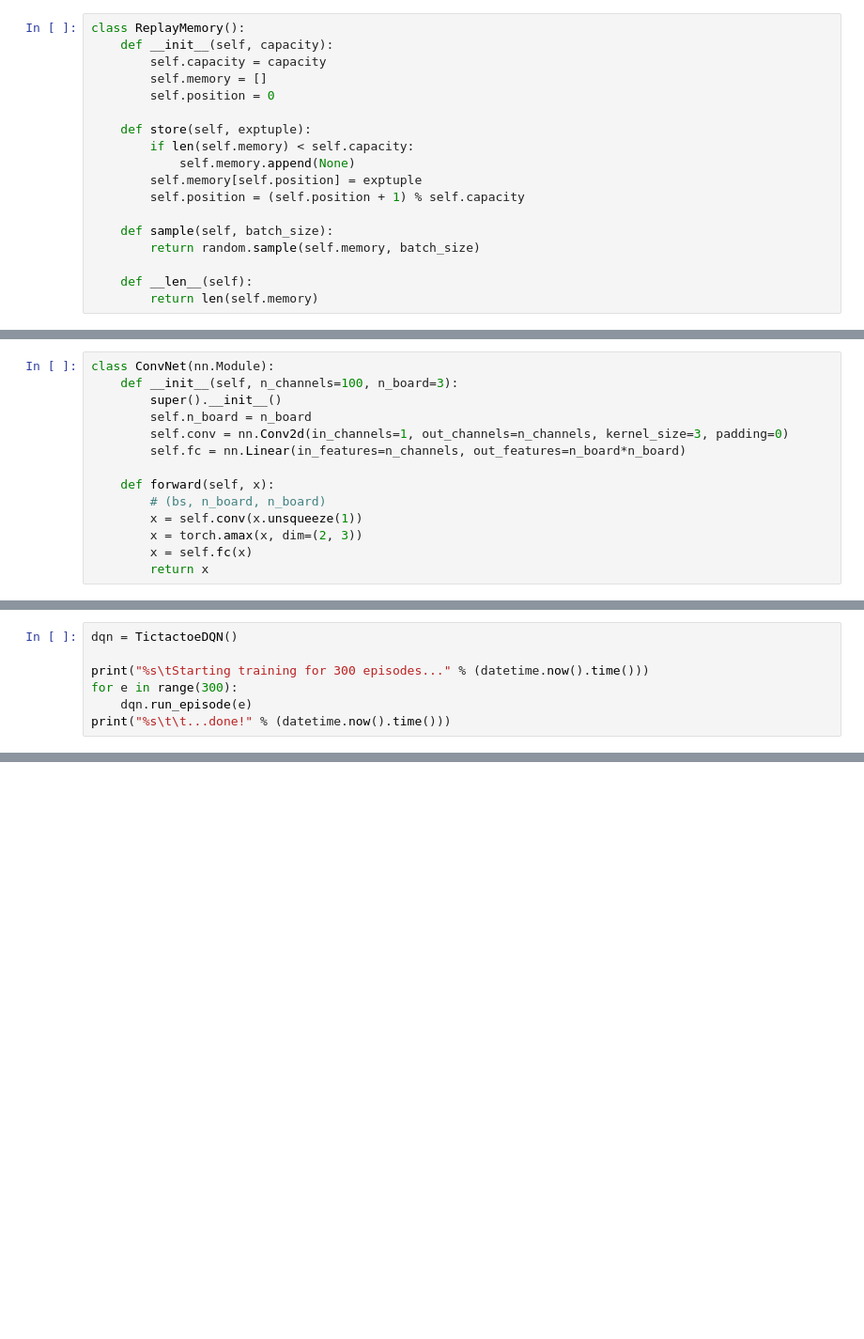
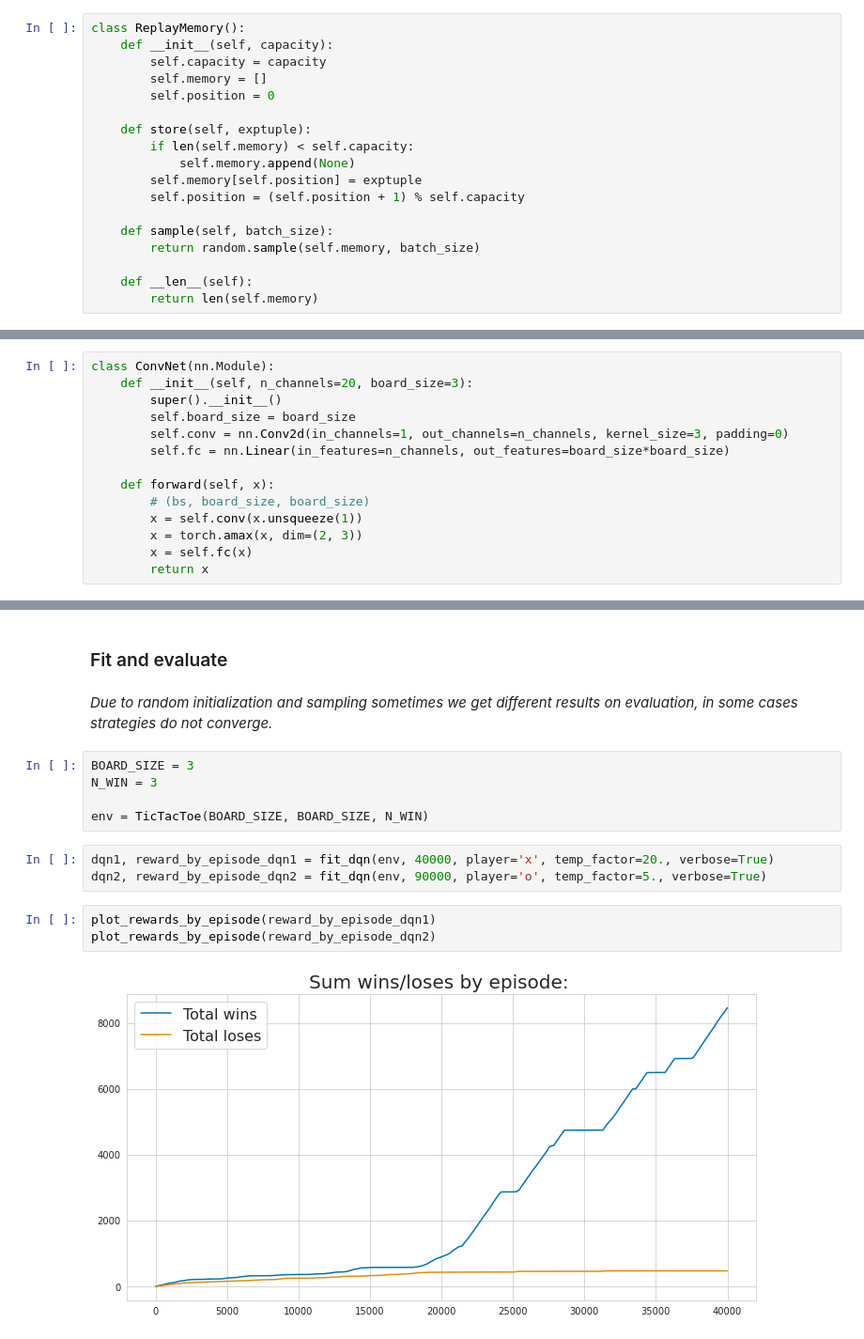
Before and after one commit to oortur/MADE, a Jupyter notebook: rl_dl_advanced/HW2_RL_for_tictactoe.ipynb, the cells around one changed output, grey strips where cells are left out. Shown at 94% size. Saved outputs shown, nothing was run; the diff lists cells and outputs as text; blank space fills up the shorter version.

```diff
--- a/rl_dl_advanced/HW2_RL_for_tictactoe.ipynb
+++ b/rl_dl_advanced/HW2_RL_for_tictactoe.ipynb
@@ -608,13 +598,13 @@ class Network(nn.Module):
 # %%
 class ConvNet(nn.Module):
-    def __init__(self, n_channels=100, n_board=3):
+    def __init__(self, n_channels=20, board_size=3):
         super().__init__()
-        self.n_board = n_board
+        self.board_size = board_size
         self.conv = nn.Conv2d(in_channels=1, out_channels=n_channels, kernel_size=3, padding=0)
-        self.fc = nn.Linear(in_features=n_channels, out_features=n_board*n_board)
+        self.fc = nn.Linear(in_features=n_channels, out_features=board_size*board_size)
 
     def forward(self, x):
-        # (bs, n_board, n_board)
+        # (bs, board_size, board_size)
         x = self.conv(x.unsqueeze(1))
         x = torch.amax(x, dim=(2, 3))
         x = self.fc(x)
@@ -705,10 +671,3 @@ class TictactoeDQN():
         self.optimizer.zero_grad()
         loss.backward()
         self.optimizer.step()
-# %%
-dqn = TictactoeDQN()
-
-print("%s\tStarting training for 300 episodes..." % (datetime.now().time()))
-for e in range(300):
-    dqn.run_episode(e)
-print("%s\t\t...done!" % (datetime.now().time()))
@@ -751,0 +868,17 @@ plot_durations([dqn.episode_durations], ['DQN'])
+# %% [markdown]
+### Fit and evaluate
+# %% [markdown]
+*Due to random initialization and sampling sometimes we get different results on evaluation, in some cases strategies do not converge.*
+# %%
+BOARD_SIZE = 3
+N_WIN = 3
+
+env = TicTacToe(BOARD_SIZE, BOARD_SIZE, N_WIN)
+# %%
+dqn1, reward_by_episode_dqn1 = fit_dqn(env, 40000, player='x', temp_factor=20., verbose=True)
+dqn2, reward_by_episode_dqn2 = fit_dqn(env, 90000, player='o', temp_factor=5., verbose=True)
+# %%
+plot_rewards_by_episode(reward_by_episode_dqn1)
+plot_rewards_by_episode(reward_by_episode_dqn2)
+# %% [output]
+[figure, added]
```
Also changed, not shown: parts of 35 cells of this notebook.
